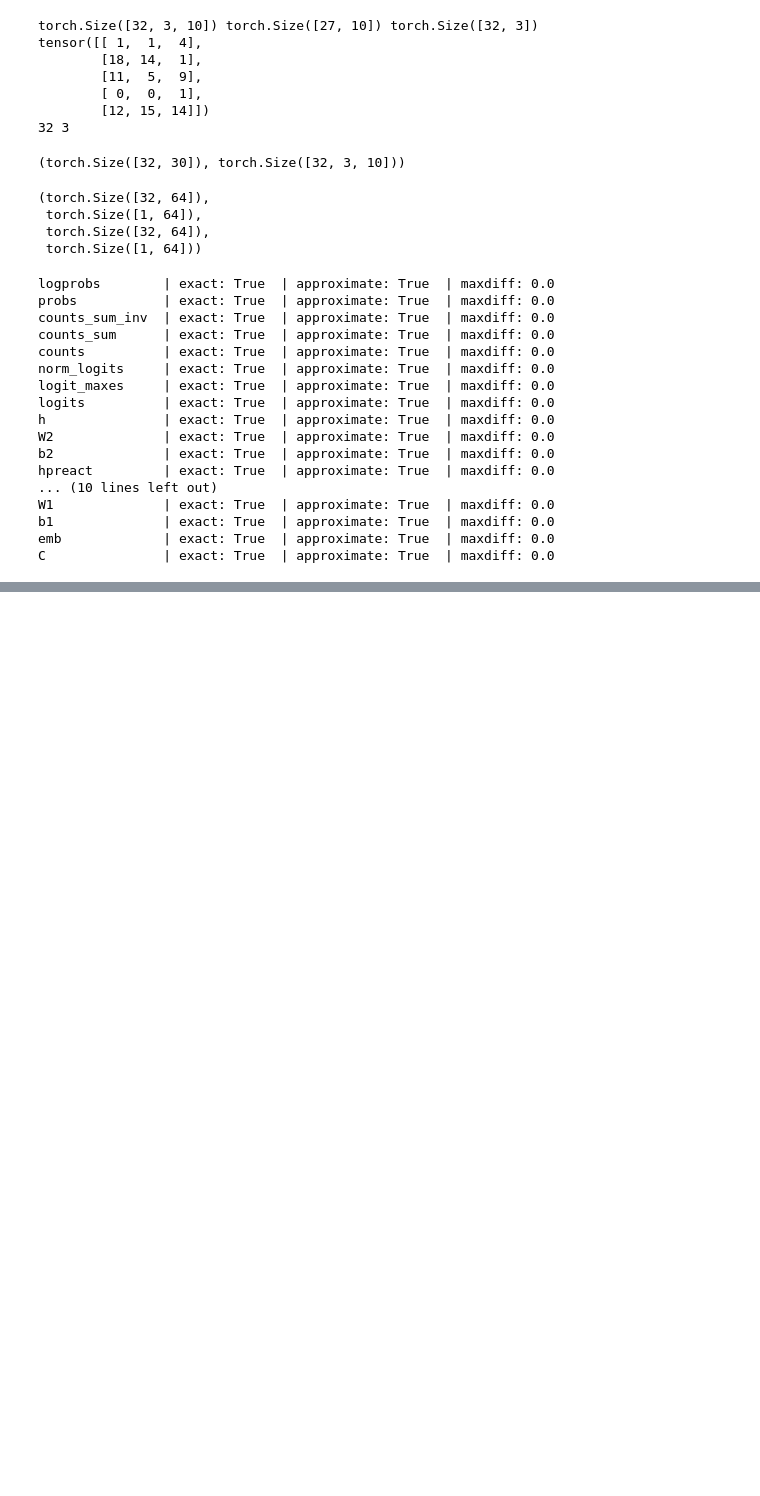
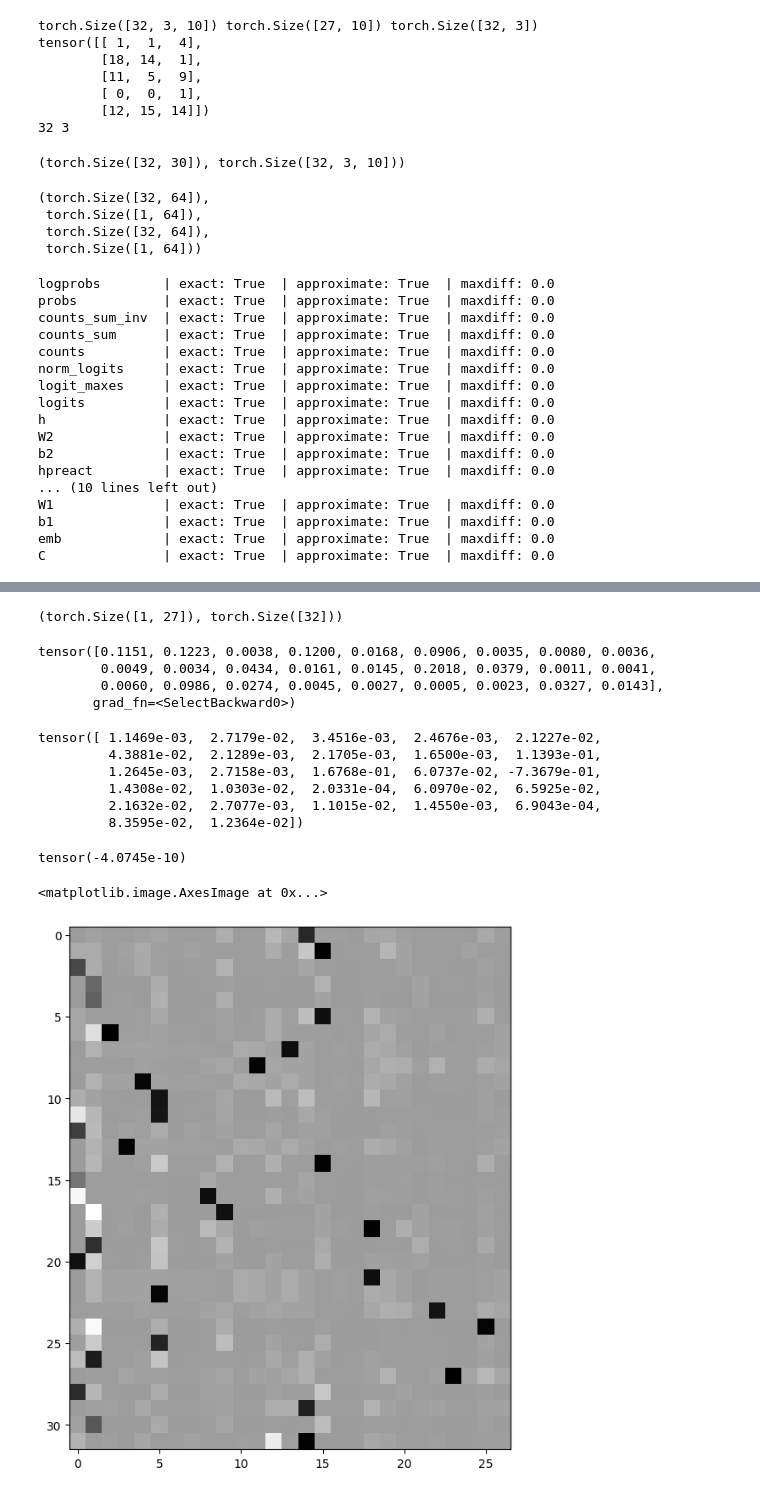
Before and after one commit to goswamig/nn-zero-to-hero, a Jupyter notebook: Becoming-Backprop-Ninja-Lecture-5.ipynb, the cells around one changed output, grey strips where cells are left out. Cells and saved outputs as stored; diff of their text form; code cells hidden in the pictures; blank space fills up the shorter version.

```diff
--- a/Becoming-Backprop-Ninja-Lecture-5.ipynb
+++ b/Becoming-Backprop-Ninja-Lecture-5.ipynb
@@ -336,3 +337,34 @@ logits          | exact: False | approximate: True  | maxdiff: 8.149072527885437
+# %%
+logits.shape, Yb.shape
+# %% [output]
+(torch.Size([1, 27]), torch.Size([32]))
+# %%
+F.softmax(logits, 1)[0]
+# %% [output]
+tensor([0.1151, 0.1223, 0.0038, 0.1200, 0.0168, 0.0906, 0.0035, 0.0080, 0.0036,
+        0.0049, 0.0034, 0.0434, 0.0161, 0.0145, 0.2018, 0.0379, 0.0011, 0.0041,
+        0.0060, 0.0986, 0.0274, 0.0045, 0.0027, 0.0005, 0.0023, 0.0327, 0.0143],
+       grad_fn=<SelectBackward0>)
+# %%
+dlogits[0]*n # scaling
+# %% [output]
+tensor([ 1.1469e-03,  2.7179e-02,  3.4516e-03,  2.4676e-03,  2.1227e-02,
+         4.3881e-02,  2.1289e-03,  2.1705e-03,  1.6500e-03,  1.1393e-01,
+         1.2645e-03,  2.7158e-03,  1.6768e-01,  6.0737e-02, -7.3679e-01,
+         1.4308e-02,  1.0303e-02,  2.0331e-04,  6.0970e-02,  6.5925e-02,
+         2.1632e-02,  2.7077e-03,  1.1015e-02,  1.4550e-03,  6.9043e-04,
+         8.3595e-02,  1.2364e-02])
+# %%
+
+dlogits[0].sum()
+# %% [output]
+tensor(-4.0745e-10)
+# %%
+plt.figure(figsize=(8,8))
+plt.imshow(dlogits.detach(), cmap='gray')
+# %% [output]
+<matplotlib.image.AxesImage at 0x...>
+[figure, added]
 # %%
 # Exercise 3: backprop through batchnorm but all in one go
 # to complete this challenge look at the mathematical expression of the output of batchnorm,
```
Also changed, not shown: parts of 14 cells of this notebook.
